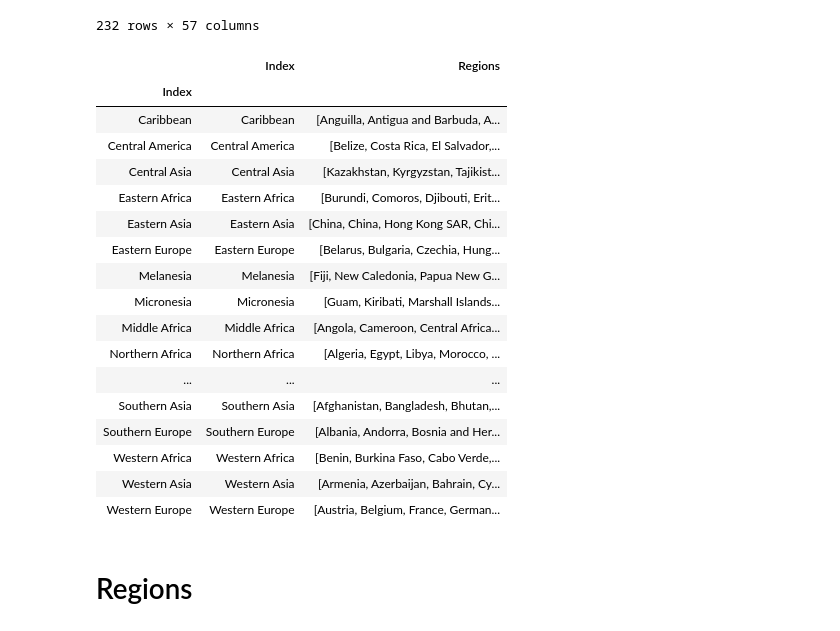
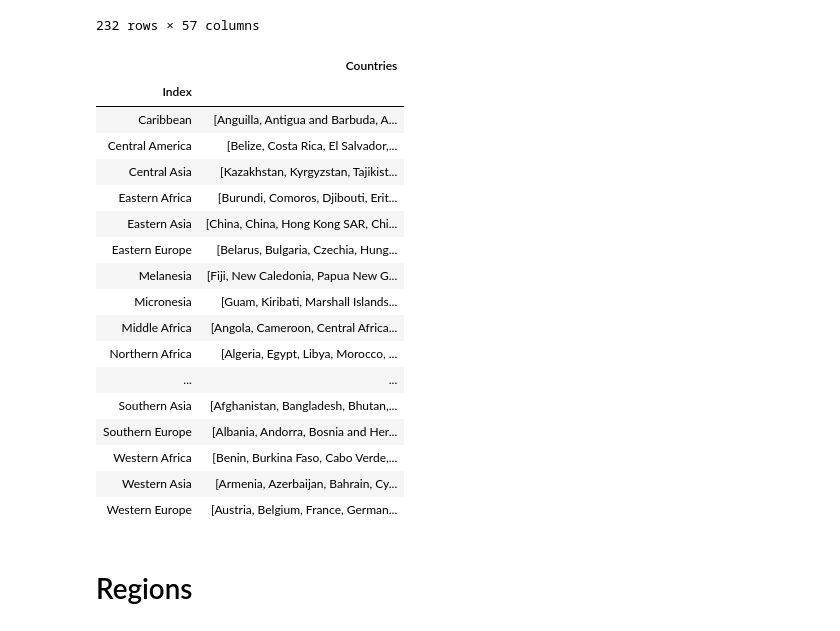
Before and after one commit to kargaranamir/World-Ontology, a Jupyter notebook: Data Collection/UNdata/UNdata_multiple_countries.ipynb, the cells around one changed output. Drawn from its saved outputs; the diff is of its cells as text; code cells hidden in the pictures.

Commit message:
add final regions and continents

```diff
--- a/Data Collection/UNdata/UNdata_multiple_countries.ipynb
+++ b/Data Collection/UNdata/UNdata_multiple_countries.ipynb
@@ -119,8 +156,8 @@ True
 total = dict()
 for i in range(len(urls)):
     profile = get_profile(urls[i])
-    total[countries[i]] = profile
-    print("Finished:" + countries[i] + "(" + str(i+1) + "/"+ str(len(urls))+")")
+    total[countries_list[i]] = profile
+    print("Finished:" + countries_list[i] + "(" + str(i+1) + "/"+ str(len(urls))+")")
 # %% [output]
 Finished:Afghanistan(1/232)
 Finished:Albania(2/232)
@@ -162,15 +199,12 @@ Finished:Yemen(230/232)
 Finished:Zambia(231/232)
 Finished:Zimbabwe(232/232)
 # %%
-for c in countries:
+for c in countries_list:
     total[c][1] = total[c][1][['Index', 'Unit', 'last']] # get 2020 indicators
     total[c][0].columns = ['Index', c]
     total[c][1].columns = ['Index', 'Unit', c]
-    for i in range(len(total[c][0]['Index'].tolist())):
-        if total[c][0]['Index'][i] == "Capital city pop.(000,2020)":
-            total[c][0]['Index'][i]= "Capital city pop.(000, 2020)"
 # %%
-gi = [total[c][0] for c in countries]
+gi = [total[c][0] for c in countries_list]
 GI = gi[0]
 for i in range(len(gi))[1:]:
     GI = pd.merge(GI, gi[i], how="outer", on="Index")
@@ -178,7 +212,7 @@ for i in range(len(gi))[1:]:
 GIt = GI.transpose()[1:]
 GIt.columns = GI.Index
 # %%
-ind = [total[c][1] for c in countries]
+ind = [total[c][1] for c in countries_list]
 Ind = ind[0]
 for i in range(len(ind))[1:]:
     Ind = pd.merge(Ind, ind[i], how="outer", on= ["Index", "Unit"])
@@ -203,30 +237,33 @@ countries_df
 232 rows × 57 columns
 # %%
 countries_df['Index'] = countries_df.index
-gf = countries_df [['Index', 'Region']]
-d = gf.groupby('Region')['Index'].apply(list).reset_index()
-d.columns = ['Index', 'Regions']
-d.index = d ['Index']
-d
+temp = countries_df [['Index', 'Region']]
+recon_relation = temp.groupby('Region')['Index'].apply(list).reset_index()
+recon_relation.columns = ['Index', 'Countries']
+recon_relation.index = recon_relation ['Index']
+recon_relation
+recon_relation.index = recon_relation.index.map(hack_recon_relation)
+recon_relation = recon_relation.drop(columns=['Index'])
+recon_relation
 # %% [output]
-|  | Index | Regions |
-| Index |  |  |
-| Caribbean | Caribbean | [Anguilla, Antigua and Barbuda, A... |
-| Central America | Central America | [Belize, Costa Rica, El Salvador,... |
-| Central Asia | Central Asia | [Kazakhstan, Kyrgyzstan, Tajikist... |
-| Eastern Africa | Eastern Africa | [Burundi, Comoros, Djibouti, Erit... |
-| Eastern Asia | Eastern Asia | [China, China, Hong Kong SAR, Chi... |
-| Eastern Europe | Eastern Europe | [Belarus, Bulgaria, Czechia, Hung... |
-| Melanesia | Melanesia | [Fiji, New Caledonia, Papua New G... |
-| Micronesia | Micronesia | [Guam, Kiribati, Marshall Islands... |
-| Middle Africa | Middle Africa | [Angola, Cameroon, Central Africa... |
-| Northern Africa | Northern Africa | [Algeria, Egypt, Libya, Morocco, ... |
-| ... | ... | ... |
-| Southern Asia | Southern Asia | [Afghanistan, Bangladesh, Bhutan,... |
-| Southern Europe | Southern Europe | [Albania, Andorra, Bosnia and Her... |
-| Western Africa | Western Africa | [Benin, Burkina Faso, Cabo Verde,... |
-| Western Asia | Western Asia | [Armenia, Azerbaijan, Bahrain, Cy... |
-| Western Europe | Western Europe | [Austria, Belgium, France, German... |
+|  | Countries |
+| Index |  |
+| Caribbean | [Anguilla, Antigua and Barbuda, A... |
+| Central America | [Belize, Costa Rica, El Salvador,... |
+| Central Asia | [Kazakhstan, Kyrgyzstan, Tajikist... |
+| Eastern Africa | [Burundi, Comoros, Djibouti, Erit... |
+| Eastern Asia | [China, China, Hong Kong SAR, Chi... |
+| Eastern Europe | [Belarus, Bulgaria, Czechia, Hung... |
+| Melanesia | [Fiji, New Caledonia, Papua New G... |
+| Micronesia | [Guam, Kiribati, Marshall Islands... |
+| Middle Africa | [Angola, Cameroon, Central Africa... |
+| Northern Africa | [Algeria, Egypt, Libya, Morocco, ... |
+| ... | ... |
+| Southern Asia | [Afghanistan, Bangladesh, Bhutan,... |
+| Southern Europe | [Albania, Andorra, Bosnia and Her... |
+| Western Africa | [Benin, Burkina Faso, Cabo Verde,... |
+| Western Asia | [Armenia, Azerbaijan, Bahrain, Cy... |
+| Western Europe | [Austria, Belgium, France, German... |
 # %% [markdown]
 # Regions
 # %%
```
Also changed, not shown: parts of 21 cells of this notebook, 4 other files.
